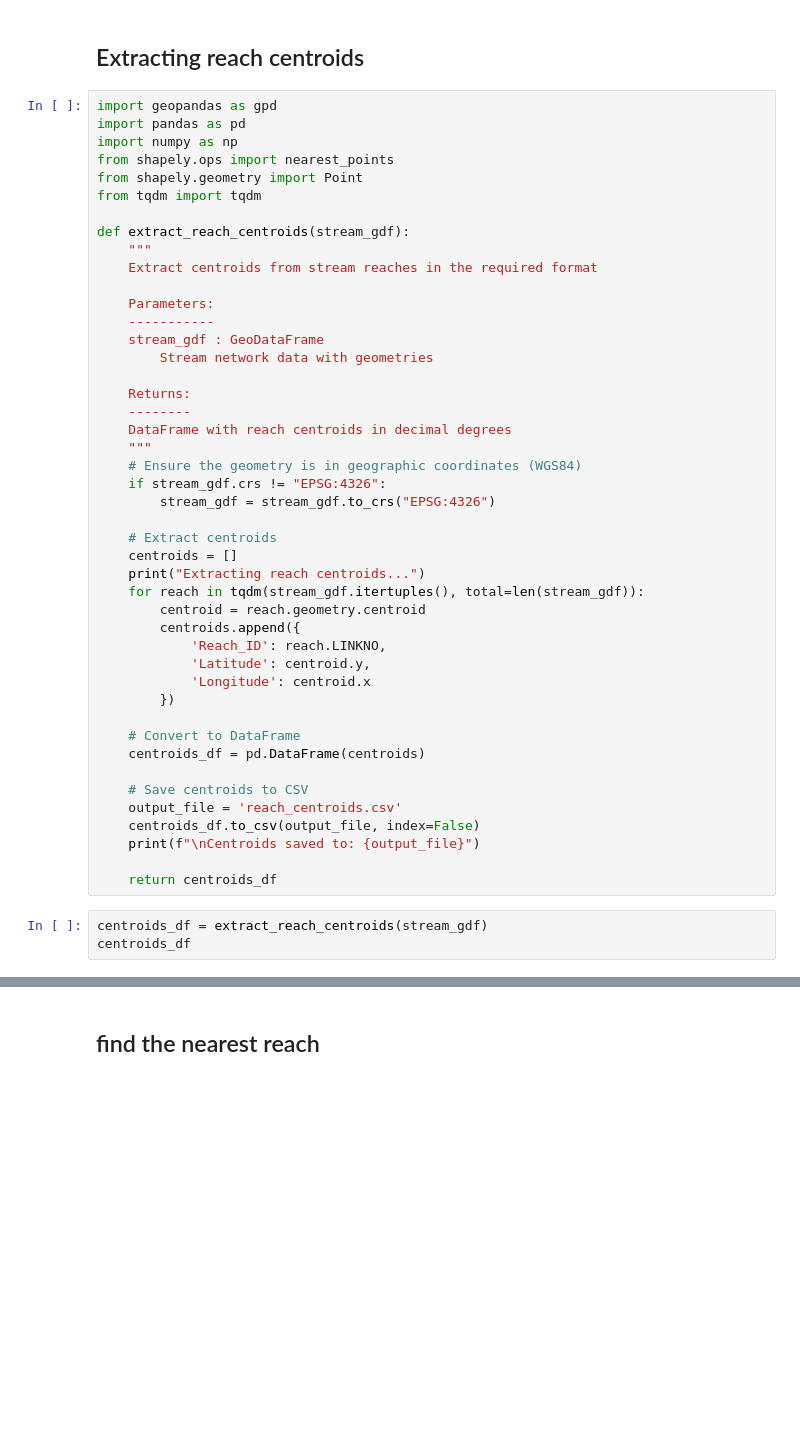
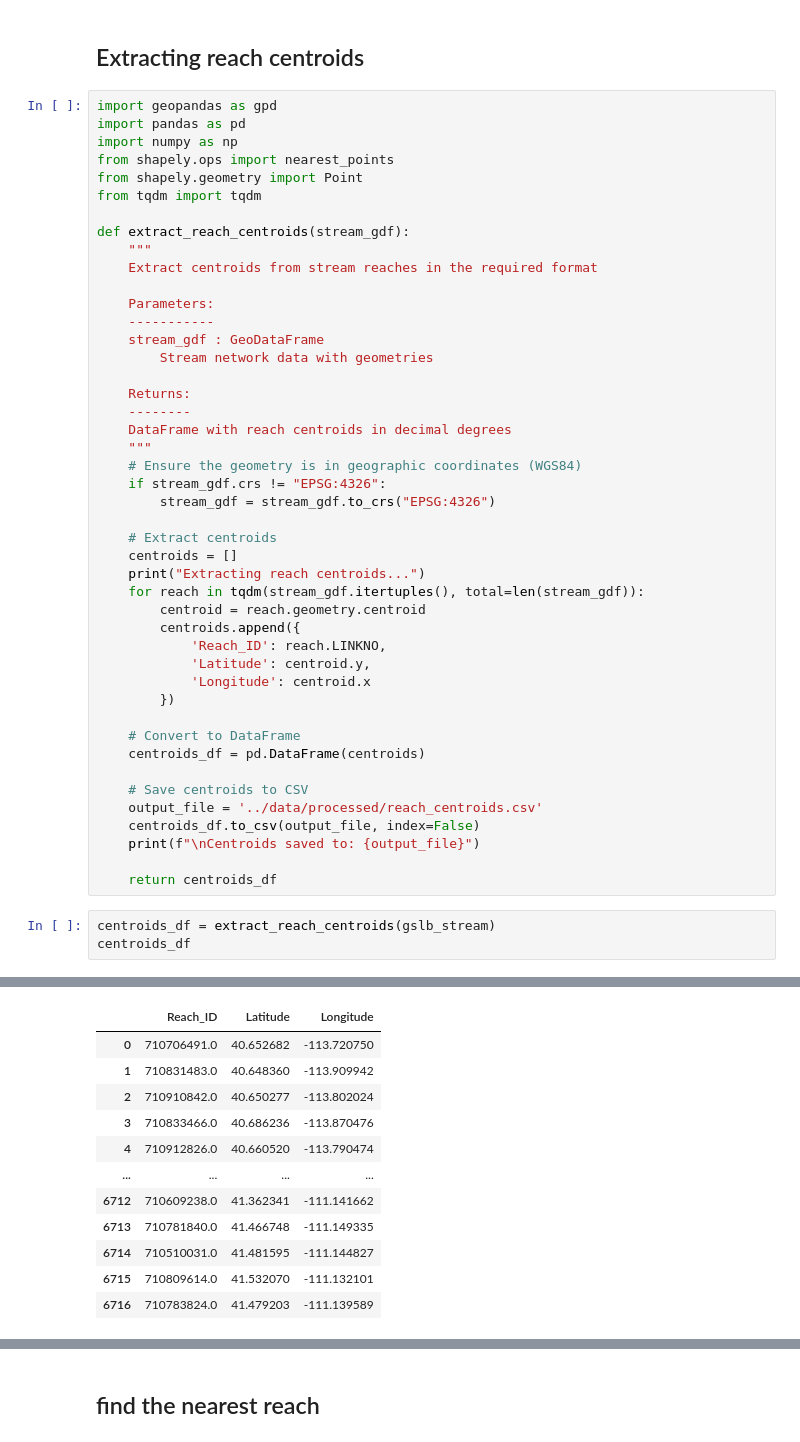
Before and after one commit to BYU-Hydroinformatics/gwbase, a Jupyter notebook: notebooks/01_data_inventory.ipynb, the cells around one changed output, grey strips where cells are left out. Saved outputs shown, nothing was run; the diff lists cells and outputs as text; blank space fills up the shorter version.

Commit message:
fixed - save path of the reach centroids

```diff
--- a/notebooks/01_data_inventory.ipynb
+++ b/notebooks/01_data_inventory.ipynb
@@ -551,11 +551,12 @@ def extract_reach_centroids(stream_gdf):
     centroids_df = pd.DataFrame(centroids)
 
     # Save centroids to CSV
-    output_file = 'reach_centroids.csv'
+    output_file = '../data/processed/reach_centroids.csv'
     centroids_df.to_csv(output_file, index=False)
     print(f"\nCentroids saved to: {output_file}")
 
     return centroids_df
 # %%
-centroids_df = extract_reach_centroids(stream_gdf)
+centroids_df = extract_reach_centroids(gslb_stream)
 centroids_df
+# %% [output]
@@ -561,0 +565,12 @@ centroids_df
+|  | Reach_ID | Latitude | Longitude |
+| 0 | 710706491.0 | 40.652682 | -113.720750 |
+| 1 | 710831483.0 | 40.648360 | -113.909942 |
+| 2 | 710910842.0 | 40.650277 | -113.802024 |
+| 3 | 710833466.0 | 40.686236 | -113.870476 |
+| 4 | 710912826.0 | 40.660520 | -113.790474 |
+| ... | ... | ... | ... |
+| 6712 | 710609238.0 | 41.362341 | -111.141662 |
+| 6713 | 710781840.0 | 41.466748 | -111.149335 |
+| 6714 | 710510031.0 | 41.481595 | -111.144827 |
+| 6715 | 710809614.0 | 41.532070 | -111.132101 |
+| 6716 | 710783824.0 | 41.479203 | -111.139589 |
```
Also changed, not shown: parts of 2 cells of this notebook.
